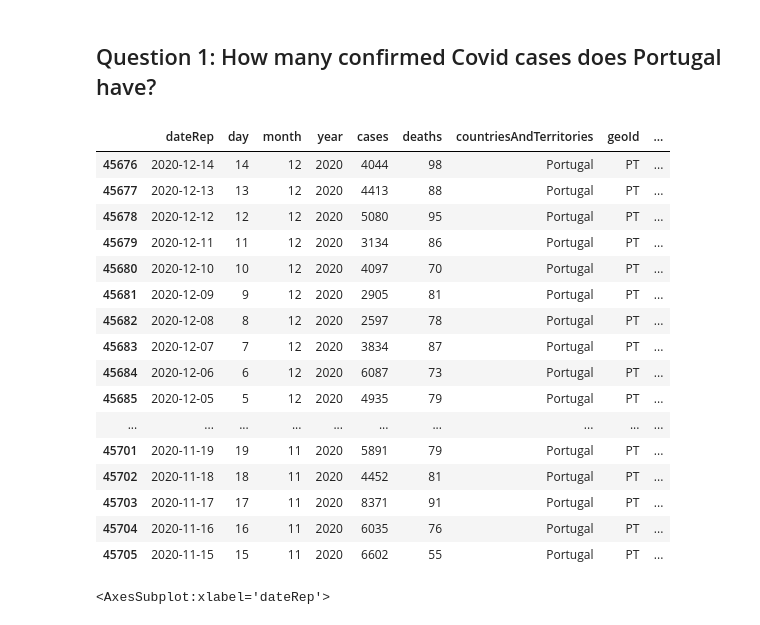
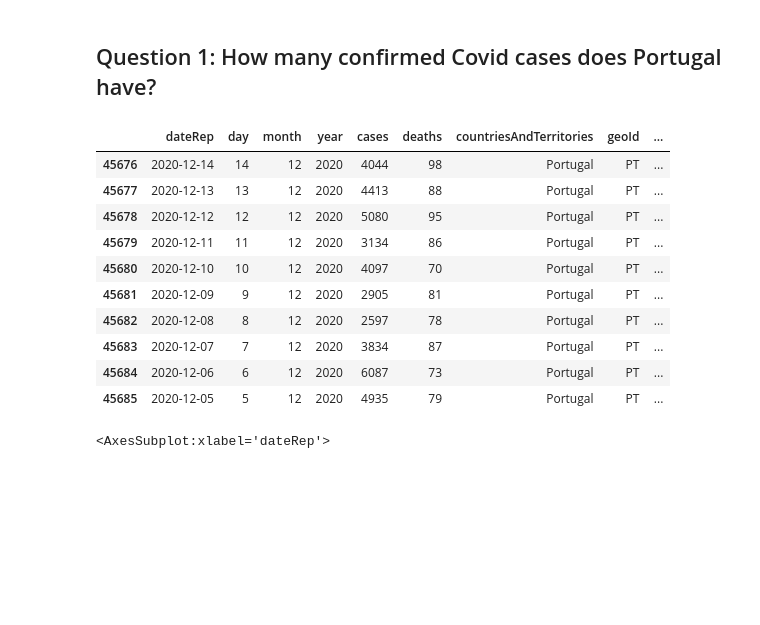
Before and after one commit to tayler-henriques/ia.241, a Jupyter notebook: Final Project.ipynb, the cells around one changed output. Saved outputs shown, nothing was run; the diff lists cells and outputs as text; code cells hidden in the pictures; blank space fills up the shorter version.

```diff
--- a/Final Project.ipynb
+++ b/Final Project.ipynb
@@ -25,25 +25,19 @@ df[:5]
 ## Question 1: How many confirmed Covid cases does Portugal have?
 # %%
 portugal_data=df.loc[df['countriesAndTerritories']=='Portugal']
-portugal_data[:30]
+portugal_data[:10]
 # %% [output]
 |  | dateRep | day | month | year | cases | deaths | countriesAndTerritories | geoId | ... |
 | 45676 | 2020-12-14 | 14 | 12 | 2020 | 4044 | 98 | Portugal | PT | ... |
 | 45677 | 2020-12-13 | 13 | 12 | 2020 | 4413 | 88 | Portugal | PT | ... |
 | 45678 | 2020-12-12 | 12 | 12 | 2020 | 5080 | 95 | Portugal | PT | ... |
 | 45679 | 2020-12-11 | 11 | 12 | 2020 | 3134 | 86 | Portugal | PT | ... |
 | 45680 | 2020-12-10 | 10 | 12 | 2020 | 4097 | 70 | Portugal | PT | ... |
 | 45681 | 2020-12-09 | 9 | 12 | 2020 | 2905 | 81 | Portugal | PT | ... |
 | 45682 | 2020-12-08 | 8 | 12 | 2020 | 2597 | 78 | Portugal | PT | ... |
 | 45683 | 2020-12-07 | 7 | 12 | 2020 | 3834 | 87 | Portugal | PT | ... |
 | 45684 | 2020-12-06 | 6 | 12 | 2020 | 6087 | 73 | Portugal | PT | ... |
 | 45685 | 2020-12-05 | 5 | 12 | 2020 | 4935 | 79 | Portugal | PT | ... |
-| ... | ... | ... | ... | ... | ... | ... | ... | ... | ... |
-| 45701 | 2020-11-19 | 19 | 11 | 2020 | 5891 | 79 | Portugal | PT | ... |
-| 45702 | 2020-11-18 | 18 | 11 | 2020 | 4452 | 81 | Portugal | PT | ... |
-| 45703 | 2020-11-17 | 17 | 11 | 2020 | 8371 | 91 | Portugal | PT | ... |
-| 45704 | 2020-11-16 | 16 | 11 | 2020 | 6035 | 76 | Portugal | PT | ... |
-| 45705 | 2020-11-15 | 15 | 11 | 2020 | 6602 | 55 | Portugal | PT | ... |
 # %%
 portugal_cases=portugal_data.groupby('dateRep').sum()['cases']
 portugal_cases.plot()
```
